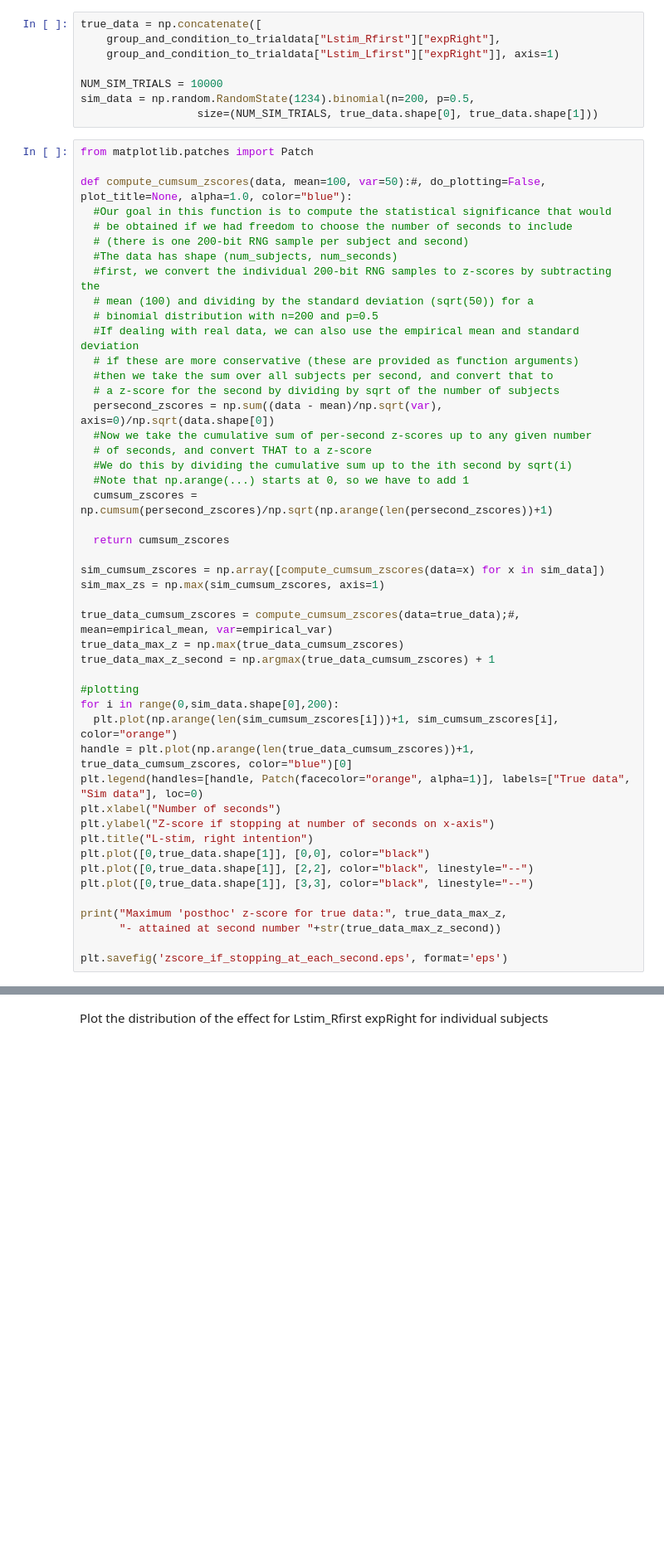
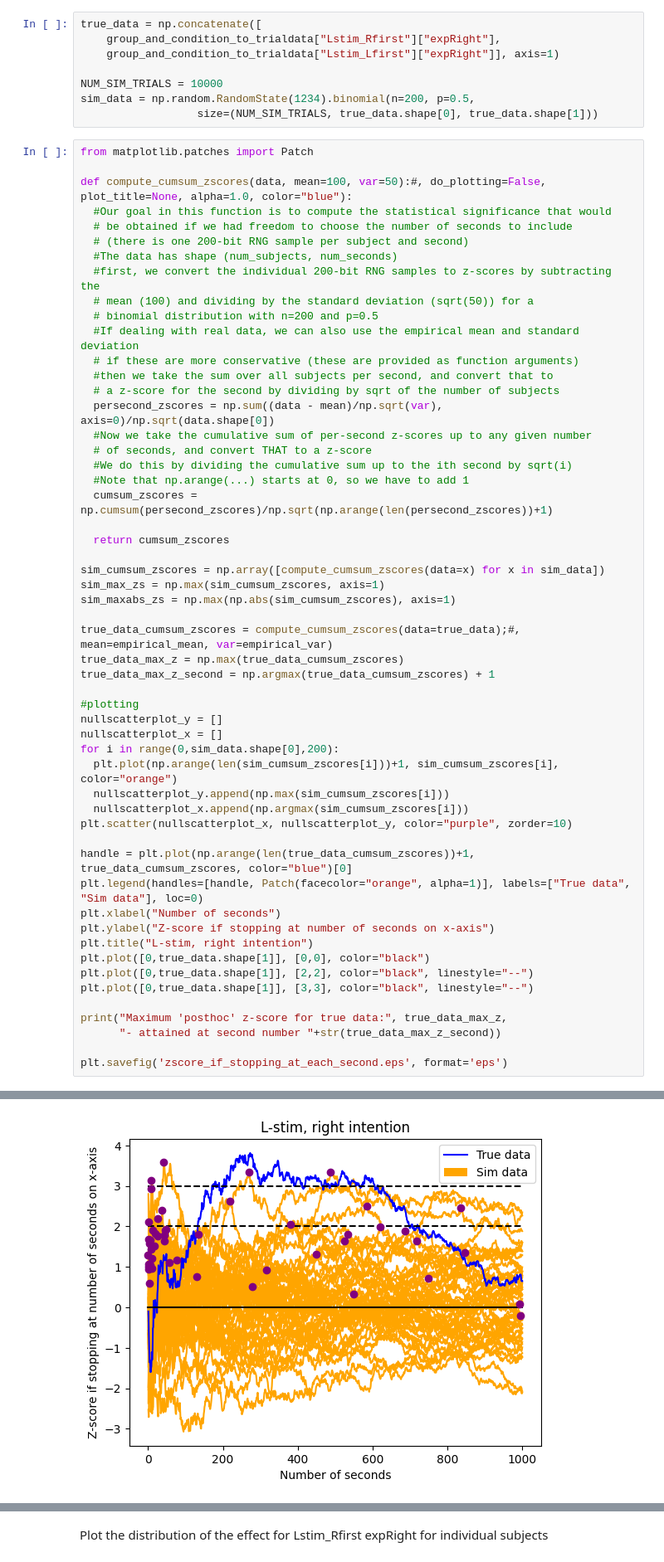
Before and after one commit to AvantiShri/freedman2023_cortex_analysisreplication, a Jupyter notebook: freedman_et_al_2023/Freedman_et_al_2023_analysis.ipynb, the cells around one changed output, grey strips where cells are left out. Shown at 83% size. Cells and saved outputs as stored; diff of their text form; blank space fills up the shorter version.

```diff
--- a/freedman_et_al_2023/Freedman_et_al_2023_analysis.ipynb
+++ b/freedman_et_al_2023/Freedman_et_al_2023_analysis.ipynb
@@ -167,14 +202,21 @@ def compute_cumsum_zscores(data, mean=100, var=50):#, do_plotting=False, plot_ti
 
 sim_cumsum_zscores = np.array([compute_cumsum_zscores(data=x) for x in sim_data])
 sim_max_zs = np.max(sim_cumsum_zscores, axis=1)
+sim_maxabs_zs = np.max(np.abs(sim_cumsum_zscores), axis=1)
 
 true_data_cumsum_zscores = compute_cumsum_zscores(data=true_data);#, mean=empirical_mean, var=empirical_var)
 true_data_max_z = np.max(true_data_cumsum_zscores)
 true_data_max_z_second = np.argmax(true_data_cumsum_zscores) + 1
 
 #plotting
+nullscatterplot_y = []
+nullscatterplot_x = []
 for i in range(0,sim_data.shape[0],200):
   plt.plot(np.arange(len(sim_cumsum_zscores[i]))+1, sim_cumsum_zscores[i], color="orange")
+  nullscatterplot_y.append(np.max(sim_cumsum_zscores[i]))
+  nullscatterplot_x.append(np.argmax(sim_cumsum_zscores[i]))
+plt.scatter(nullscatterplot_x, nullscatterplot_y, color="purple", zorder=10)
+
 handle = plt.plot(np.arange(len(true_data_cumsum_zscores))+1, true_data_cumsum_zscores, color="blue")[0]
 plt.legend(handles=[handle, Patch(facecolor="orange", alpha=1)], labels=["True data", "Sim data"], loc=0)
 plt.xlabel("Number of seconds")
@@ -188,3 +230,4 @@ print("Maximum 'posthoc' z-score for true data:", true_data_max_z,
       "- attained at second number "+str(true_data_max_z_second))
 
 plt.savefig('zscore_if_stopping_at_each_second.eps', format='eps')
+# %% [output]
@@ -191,3 +236,4 @@ plt.savefig('zscore_if_stopping_at_each_second.eps', format='eps')
+[figure, added]
 # %%
 plt.hist(sim_max_zs, bins=50, color="orange")
 plt.arrow(true_data_max_z, 100, 0, -100, color="blue", head_length=10, length_includes_head=True, width=0.05)
```
Also changed, not shown: parts of 12 cells of this notebook.
